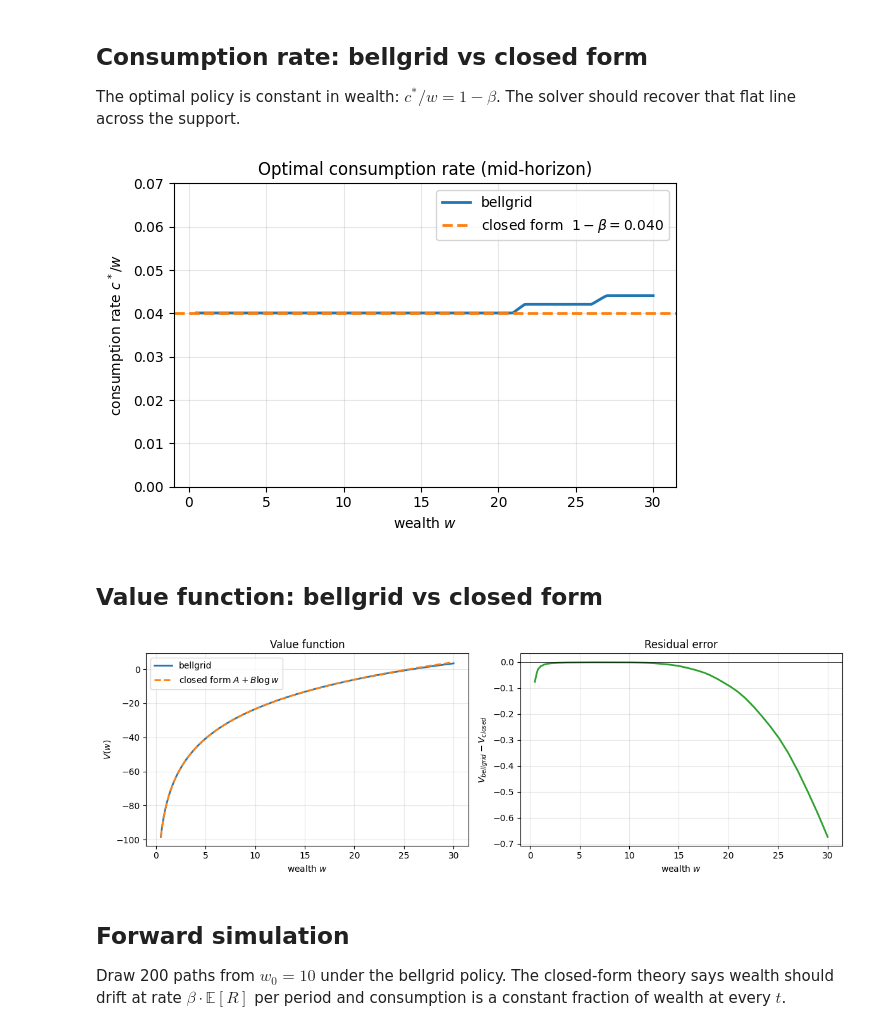
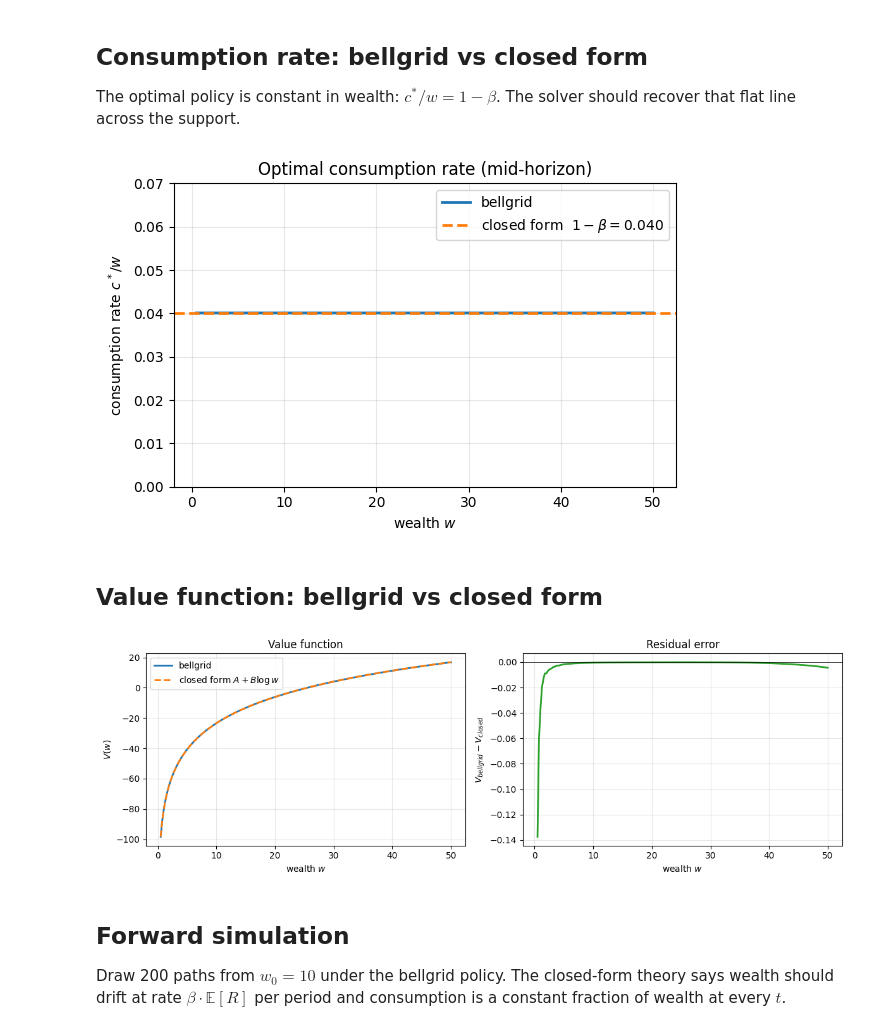
Before and after one commit to tbb300/bellgrid, a Jupyter notebook: examples/01_merton/merton.ipynb, the cells around one changed output. Cells and saved outputs as stored; diff of their text form; code cells hidden in the pictures.

```diff
--- a/examples/01_merton/merton.ipynb
+++ b/examples/01_merton/merton.ipynb
@@ -89,8 +89,12 @@ def terminal_reward(state):
     return A + B * torch.log(state["wealth"])
 
 
+# Set the wealth range well above the highest spot we'll query: clamp-at-edge
+# interpolation is the dominant error source for problems where the value
+# function is unbounded (here V grows as log w). Roughly, accurate results
+# at wealth w require the grid to extend to ~4w or more.
 problem = Problem(
-    states=[ContinuousState("wealth", warp="asinh", range=(1e-3, 50.0))],
+    states=[ContinuousState("wealth", warp="asinh", range=(1e-3, 200.0))],
     actions=[ContinuousAction("consume", bounds=(1e-6, "wealth"))],
     transition=transition,
     reward=reward,
@@ -112,23 +116,23 @@ policy, value = solve(
 The optimal policy is constant in wealth: $c^*/w = 1 - \beta$. The
 solver should recover that flat line across the support.
 # %%
-w_query = torch.linspace(0.5, 30.0, 200, dtype=torch.float64)
+w_query = torch.linspace(0.5, 50.0, 200, dtype=torch.float64)
 c_bellgrid = policy({"wealth": w_query}, t=T // 2)["consume"]
 rate_bellgrid = (c_bellgrid / w_query).numpy()
 
 fig, ax = plt.subplots(figsize=(6, 4))
 ax.plot(w_query.numpy(), rate_bellgrid, label="bellgrid", lw=2)
 ax.axhline(expected_rate, color="C1", ls="--", lw=2, label=f"closed form  $1-\\beta = {expected_rate:.3f}$")
 ax.set_xlabel("wealth $w$")
 ax.set_ylabel("consumption rate $c^* / w$")
 ax.set_title("Optimal consumption rate (mid-horizon)")
 ax.set_ylim(0.0, 0.07)
 ax.legend()
 ax.grid(alpha=0.3)
 plt.tight_layout()
 plt.show()
 # %% [output]
-[figure, old version]
+[figure, new version]
 # %% [markdown]
 ## Value function: bellgrid vs closed form
 # %%
@@ -153,7 +157,7 @@ ax2.grid(alpha=0.3)
 plt.tight_layout()
 plt.show()
 # %% [output]
-[figure, old version]
+[figure, new version]
 # %% [markdown]
 ## Forward simulation
 
```
Also changed, not shown: parts of 2 cells of this notebook, 2 other files.
